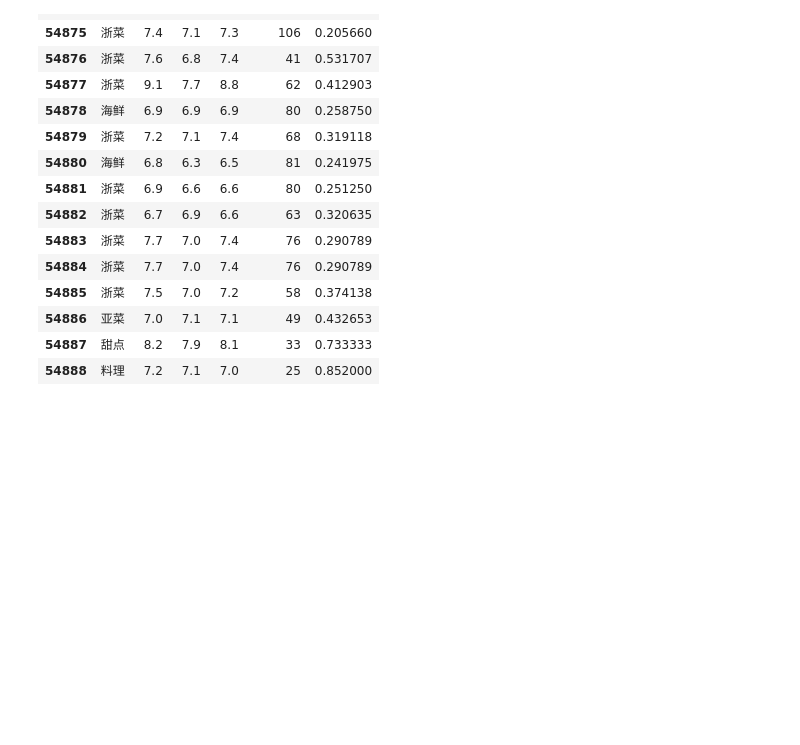
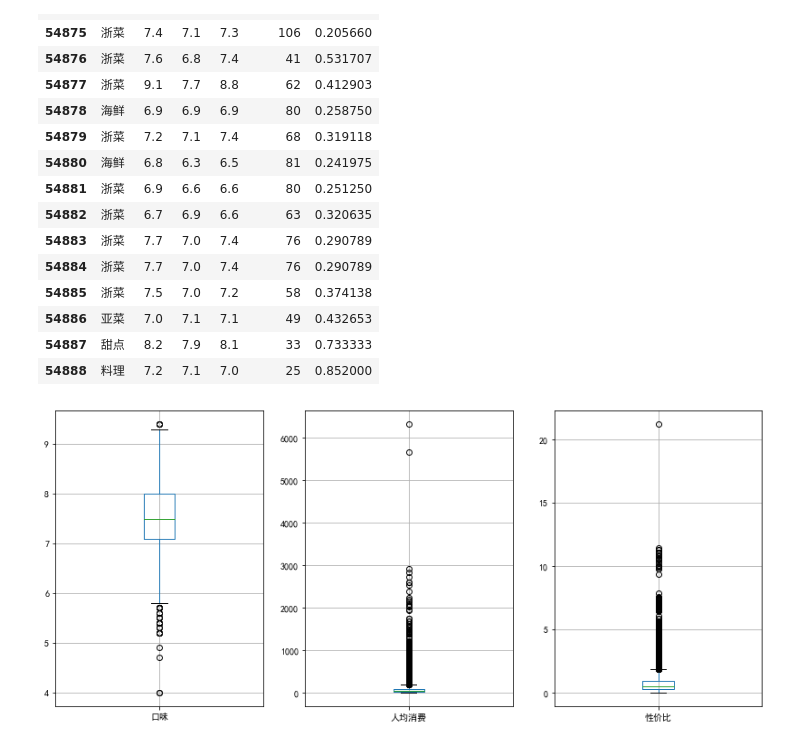
Before and after one commit to xiaoxiaoyao/MyApp, a Jupyter notebook: jupyter_notebook/python数据分析实战-城市餐饮店铺选址问题.ipynb, the cells around one changed output. Cells and saved outputs as stored; diff of their text form; code cells hidden in the pictures; blank space fills up the shorter version.

```diff
--- a/jupyter_notebook/python数据分析实战-城市餐饮店铺选址问题.ipynb
+++ b/jupyter_notebook/python数据分析实战-城市餐饮店铺选址问题.ipynb
@@ -74,15 +72,18 @@ data_filter.tail(15)
 | 54888 | 料理 | 7.2 | 7.1 | 7.0 | 25 | 0.852000 |
 # %%
 # 4. 绘制箱型图查看异常数据
-
+# 下面这行代码用途是：箱型图底下的中文能显示出来
+plt.rcParams['font.sans-serif']=['SimHei']
 # 由于数据量较大，对于异常值的处理就很有必要，首先进行异常值的查看，可以使用箱型图进行描述，这里最终选择 三个指标 对不同菜系进行比较（当然也可以把‘服务’加进来）
 
 fig, axes = plt.subplots(1,3,figsize = (14,6))
 ls_columns = [ '口味', '人均消费', "性价比"]
 for i in range(len(ls_columns)):
     data_filter.boxplot(column=ls_columns[i], ax = axes[i] )
 
 # –> 输出结果为：（这一部分就是matplotlib子图还有箱型图的绘制了，可以看到每个指标中都存在这大量的异常值）
+# %% [output]
+[figure, added]
 # %%
 # 5. 异常值数据的清洗工作
 
```
Also changed, not shown: parts of 6 cells of this notebook, 2 other files.
